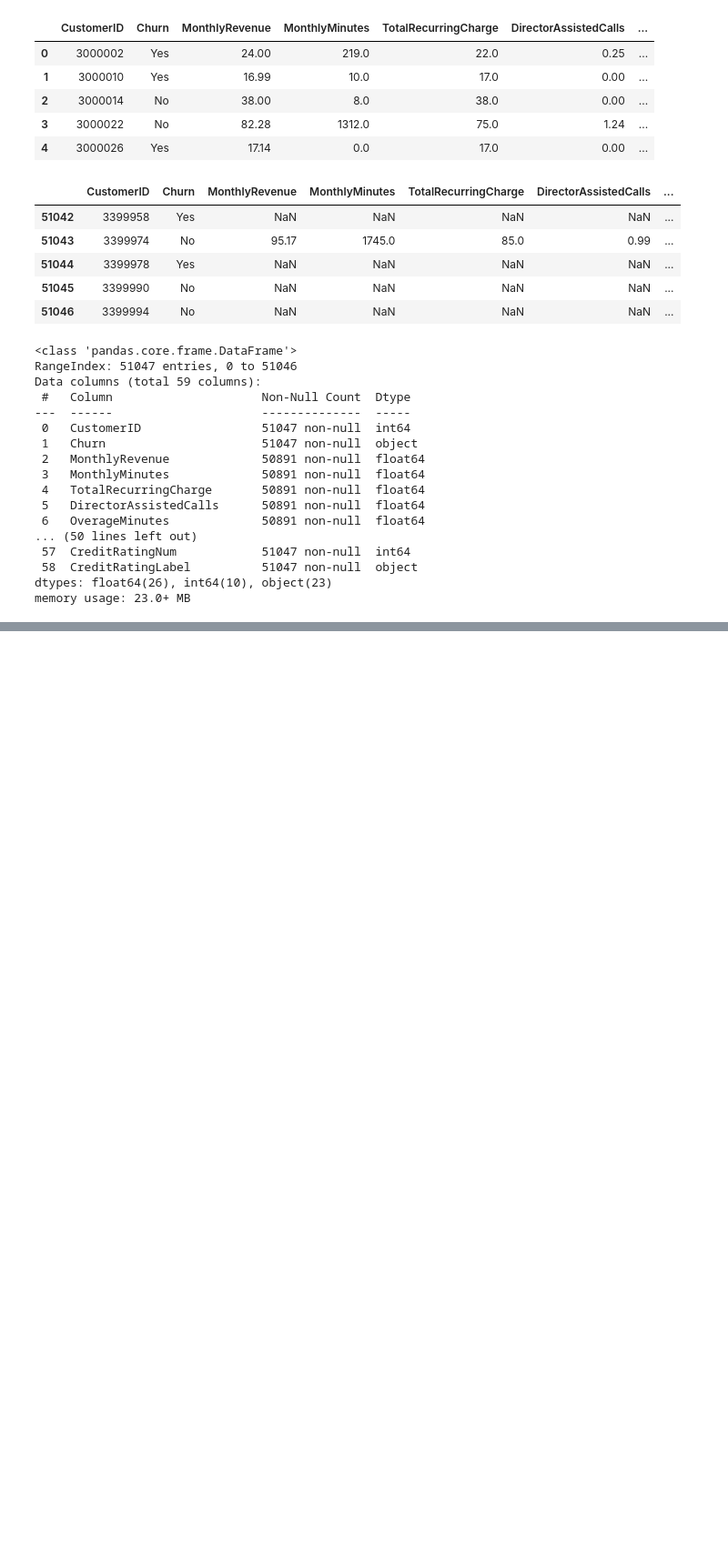
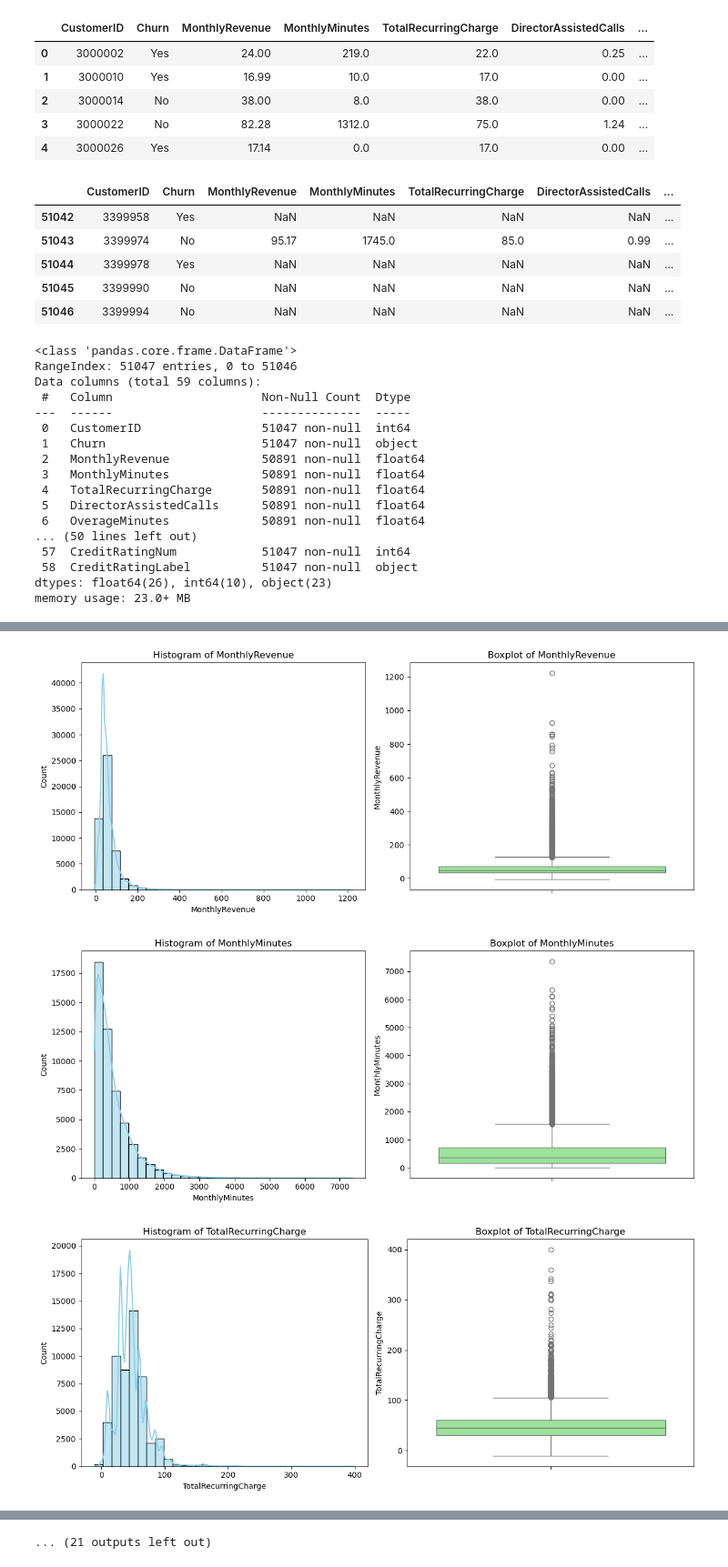
Before and after one commit to sthasubin429/slpt, a Jupyter notebook: src/telecom_churn.ipynb, the cells around one changed output, grey strips where cells are left out. Shown at 91% size. Cells and saved outputs as stored; diff of their text form; code cells hidden in the pictures; blank space fills up the shorter version.

```diff
--- a/src/telecom_churn.ipynb
+++ b/src/telecom_churn.ipynb
@@ -175,0 +178,5 @@ data_joined["CurrentEquipmentDays"].fillna(data_joined["CurrentEquipmentDays"].m
+# %%
+numeric_cols = data_joined.select_dtypes(include='number')
+if 'CustomerID' in numeric_cols.columns:
+    numeric_cols = numeric_cols.drop(columns=['CustomerID'])
+numeric_cols.describe()
@@ -175,0 +222,21 @@ data_joined["CurrentEquipmentDays"].fillna(data_joined["CurrentEquipmentDays"].m
+# %%
+# Set figure size and layout
+for col in numeric_cols.columns:
+    plt.figure(figsize=(12, 5))
+
+    # Histogram
+    plt.subplot(1, 2, 1)
+    sns.histplot(data_joined[col], kde=True, bins=30, color='skyblue')
+    plt.title(f'Histogram of {col}')
+
+    # Boxplot
+    plt.subplot(1, 2, 2)
+    sns.boxplot(y=data_joined[col], color='lightgreen')
+    plt.title(f'Boxplot of {col}')
+
+    plt.tight_layout()
+    plt.show()
+# %% [output]
+[figure, added]
+[figure, added]
+[figure, added]
@@ -175,0 +252 @@ data_joined["CurrentEquipmentDays"].fillna(data_joined["CurrentEquipmentDays"].m
+... (21 outputs left out)
```
Also changed, not shown: parts of 7 cells of this notebook, 3 other files.
